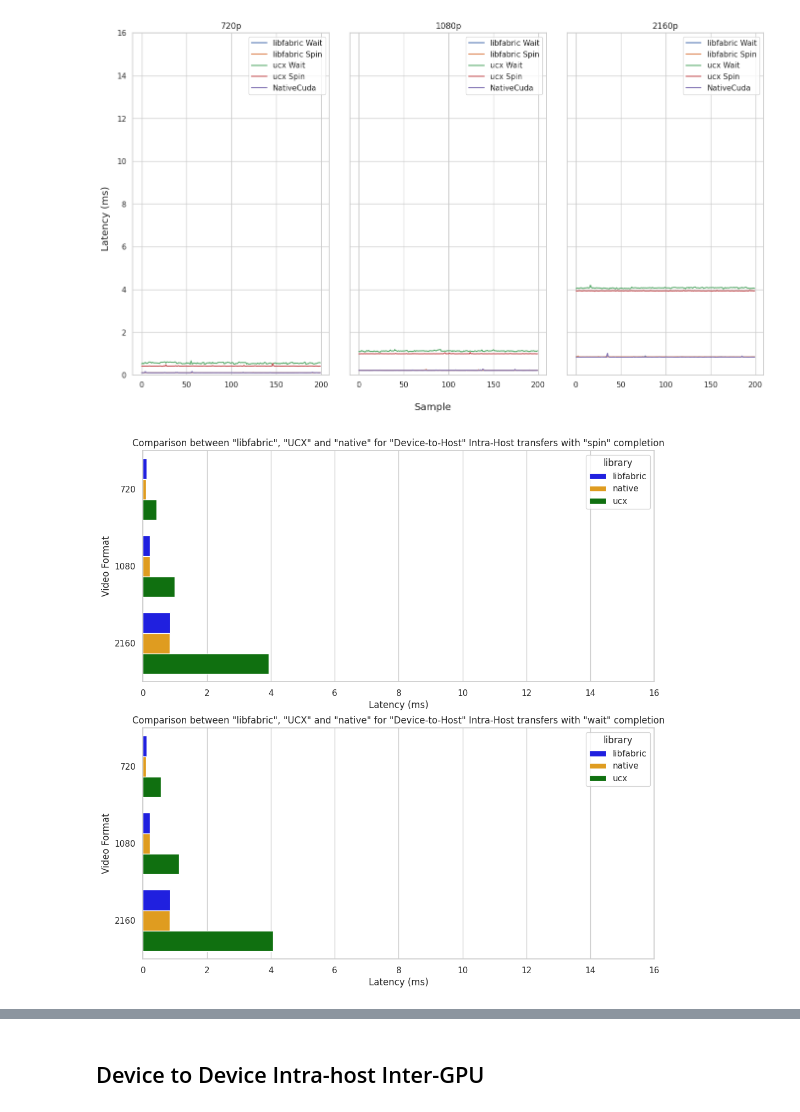
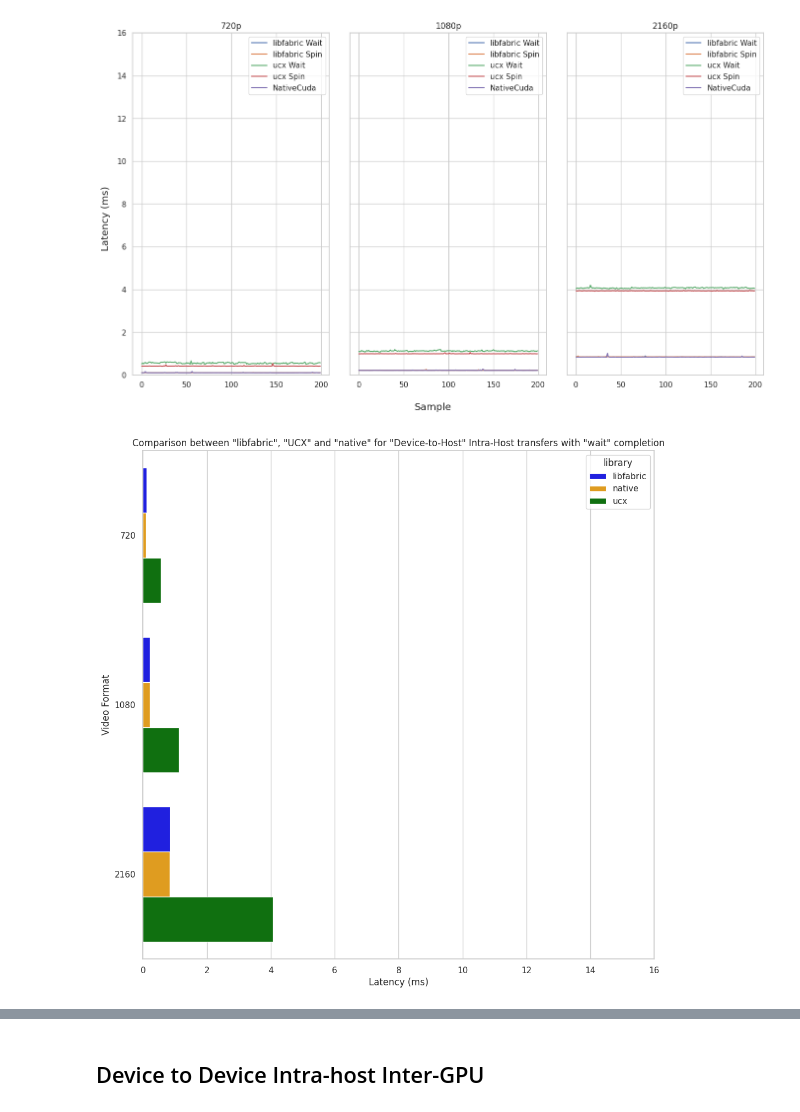
Before and after one commit to jonasohland/mts-fabrics-study, a Jupyter notebook: notebooks/mts-study.ipynb, the cells around one changed output, grey strips where cells are left out. Cells and saved outputs as stored; diff of their text form; code cells hidden in the pictures.

```diff
--- a/notebooks/mts-study.ipynb
+++ b/notebooks/mts-study.ipynb
@@ -746,19 +553,18 @@ for i, format in enumerate(Format):
 # %%
 data_df = make_table(data, perf, columns=["format", "library", "completion", "movement"]).sort(pl.col("library"))
 # only keep used movements
 data_df = data_df.with_columns(
     pl.col('library').cast(pl.Categorical)
 )
+data_df = data_df.filter((pl.col("completion") == Completion.none.value) | (pl.col("completion") == Completion.wait.value))
 
-comps = [Completion.spin, Completion.wait]
-fig, axs = plt.subplots(nrows=len(comps), ncols=1, figsize=(12, 12))
-for i, comp in enumerate(comps):
-    axs[i].set_title(f'Comparison between "libfabric", "UCX" and "native" for "Device-to-Host" Intra-Host transfers with "{comp.name}" completion')
-    axs[i].set_xlabel("Latency (ms)")
-    axs[i].set_ylabel("Video Format")
-    axs[i].set_xlim(0,16)
-    sns.barplot(data=data_df.filter((pl.col("completion") == comp.value) | (pl.col("completion") == "")), x='lat_mean', y="format", hue='library', orient='h', ax=axs[i], palette=color_map);
+fig, ax = plt.subplots(figsize=(12, 12))
+ax.set_title(f'Comparison between "libfabric", "UCX" and "native" for "Device-to-Host" Intra-Host transfers with "wait" completion')
+ax.set_xlabel("Latency (ms)")
+ax.set_ylabel("Video Format")
+ax.set_xlim(0,16)
+sns.barplot(data=data_df, x='lat_mean', y="format", hue='library', orient='h', ax=ax, palette=color_map);
 # %% [output]
-[figure, old version]
+[figure, new version]
 # %%
 data_columns = ["format", "library", "completion", "movement"]
```
Also changed, not shown: parts of 37 cells of this notebook, 4 other files.
